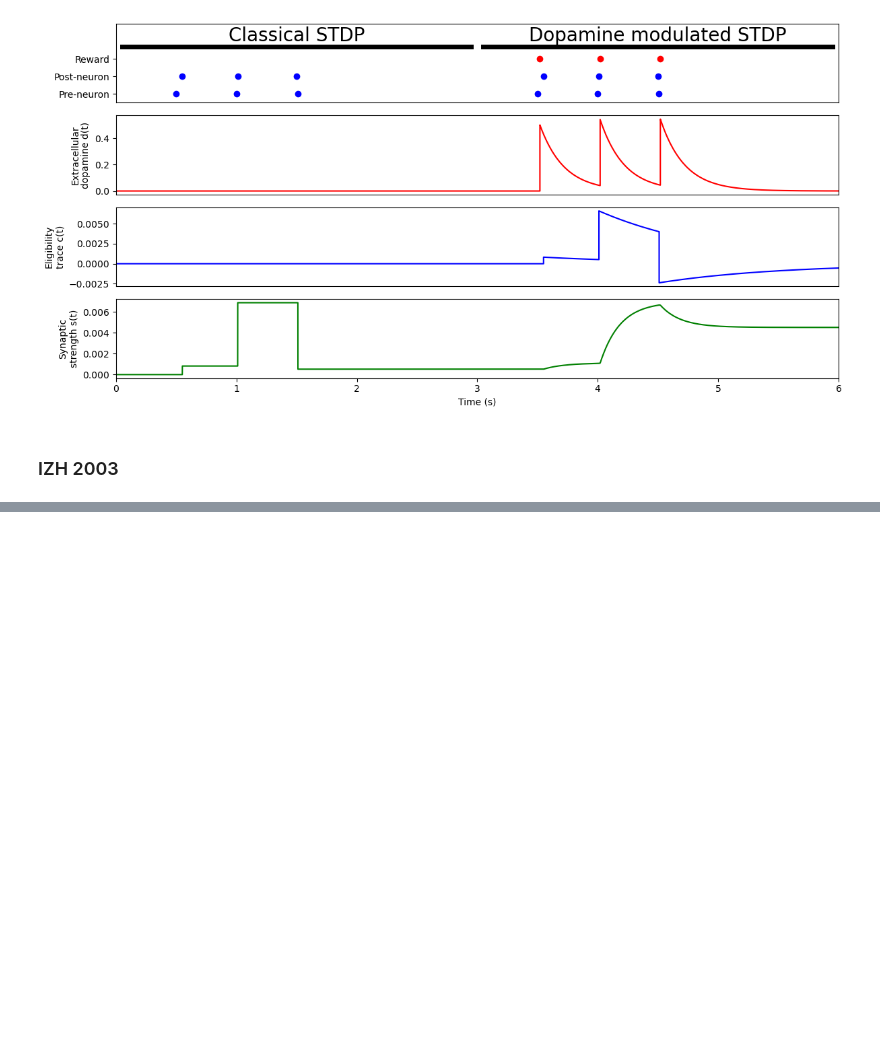
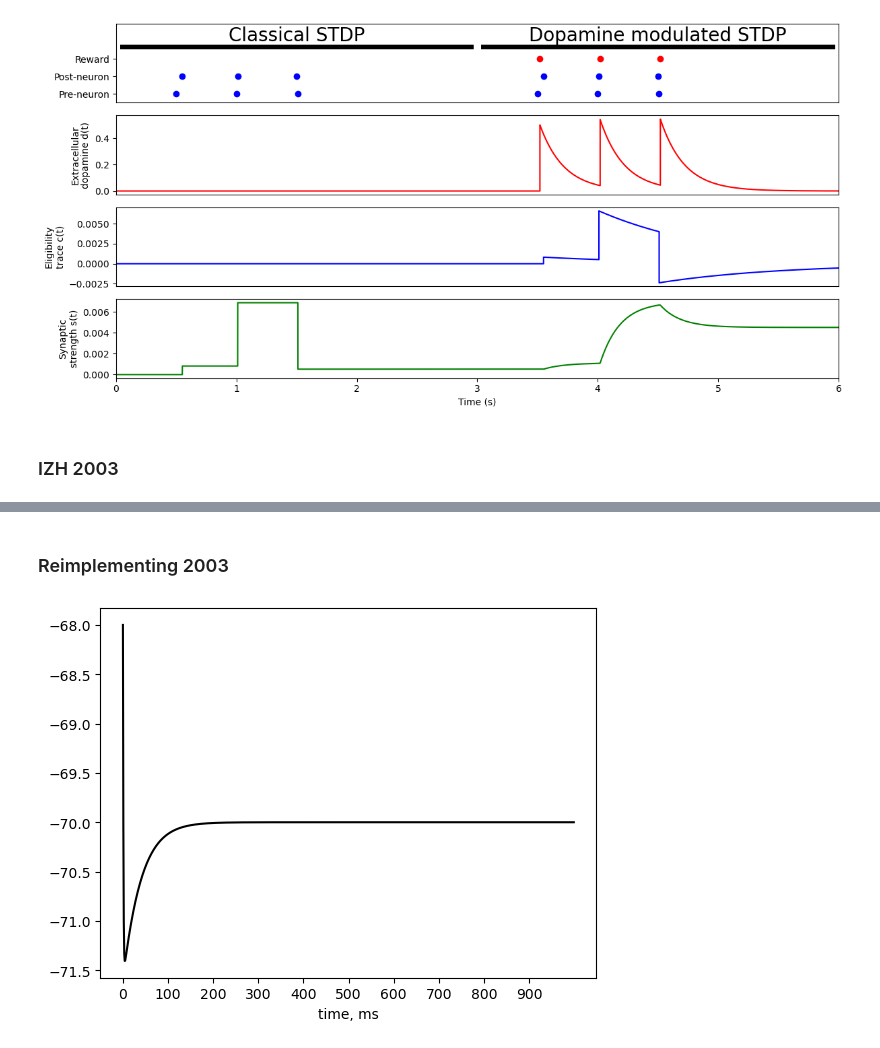
Before and after one commit to y-ng/SYDE-552, a Jupyter notebook: main.ipynb, the cells around one changed output, grey strips where cells are left out. Drawn from its saved outputs; the diff is of its cells as text; code cells hidden in the pictures; blank space fills up the shorter version.

```diff
--- a/main.ipynb
+++ b/main.ipynb
@@ -248,0 +245,39 @@ WARNING    neurongroup_1_subgroup_1's variable 'u' has NaN, very large values, o
+# %% [markdown]
+### Reimplementing 2003
+# %%
+start_scope()
+
+tfinal = 1000 * ms
+
+defaultclock.dt = 1 * ms
+
+eqs = """dv/dt = (0.04*v**2 + 5*v + 140 - u + I)/ms : 1
+         du/dt = (a*(b*v - u))/ms  : 1
+         I : 1
+         a : 1
+         b : 1
+         c : 1
+         d : 1
+       """
+
+# changed eqs to eqs_test here
+N = NeuronGroup(1, eqs, threshold="v>=30", reset="v=c; u+=d", method="euler")
+N.v = -65
+
+spikemon = SpikeMonitor(N)
+statemon = StateMonitor(N, 'v', record=0, when='after_thresholds')
+N.a = 0.02
+N.b = 0.2
+N.c = -65
+N.d = 8
+N.u = "b*v"
+
+run(tfinal)
+
+plt.plot()
+plt.plot(statemon.t / ms, np.clip(statemon.v[0], -np.inf, 30), color='k')
+plt.xticks(np.arange(0, tfinal / ms, 100))
+plt.xlabel("time, ms")
+plt.show()
+# %% [output]
+[figure, added]
```
Also changed, not shown: parts of 1 cell of this notebook.
